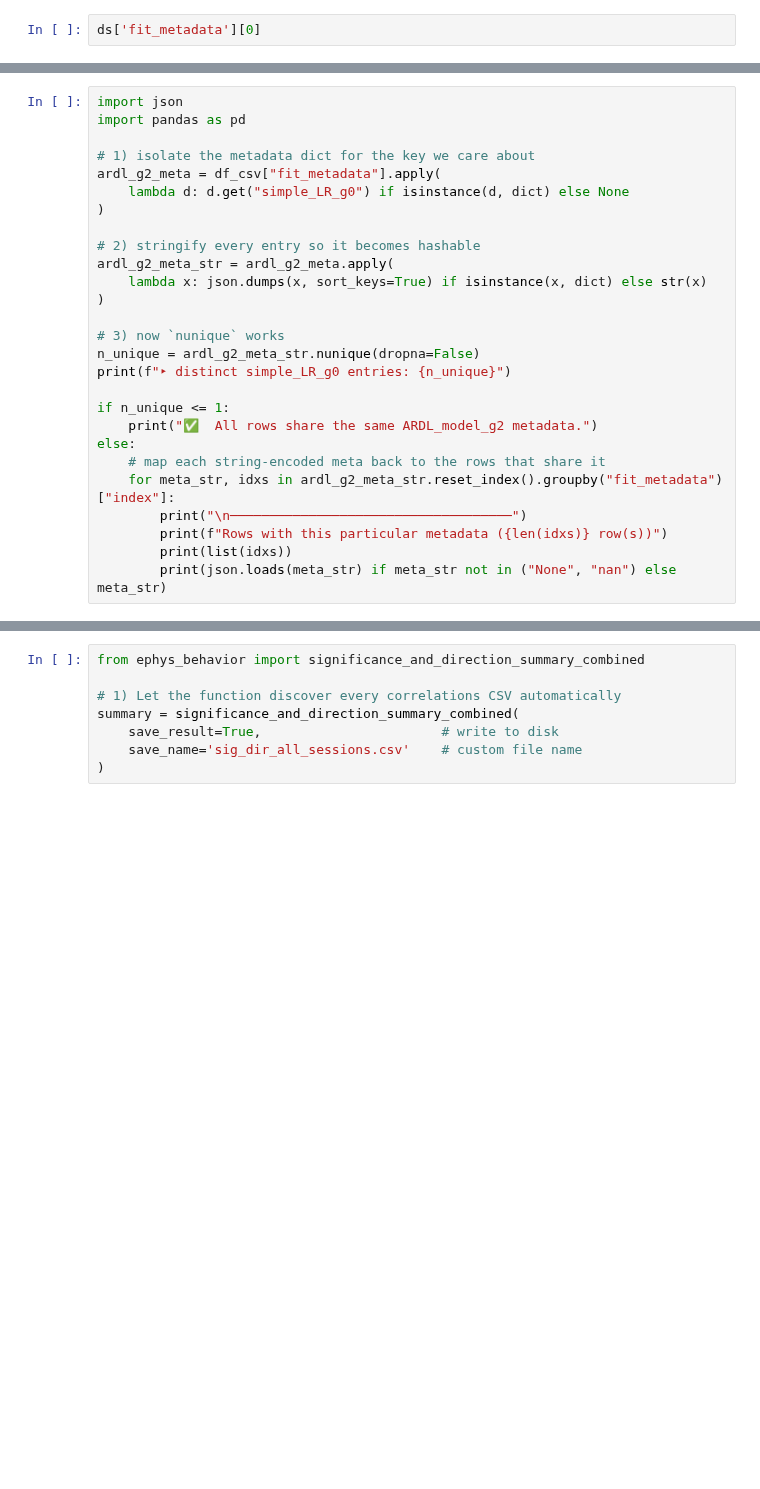
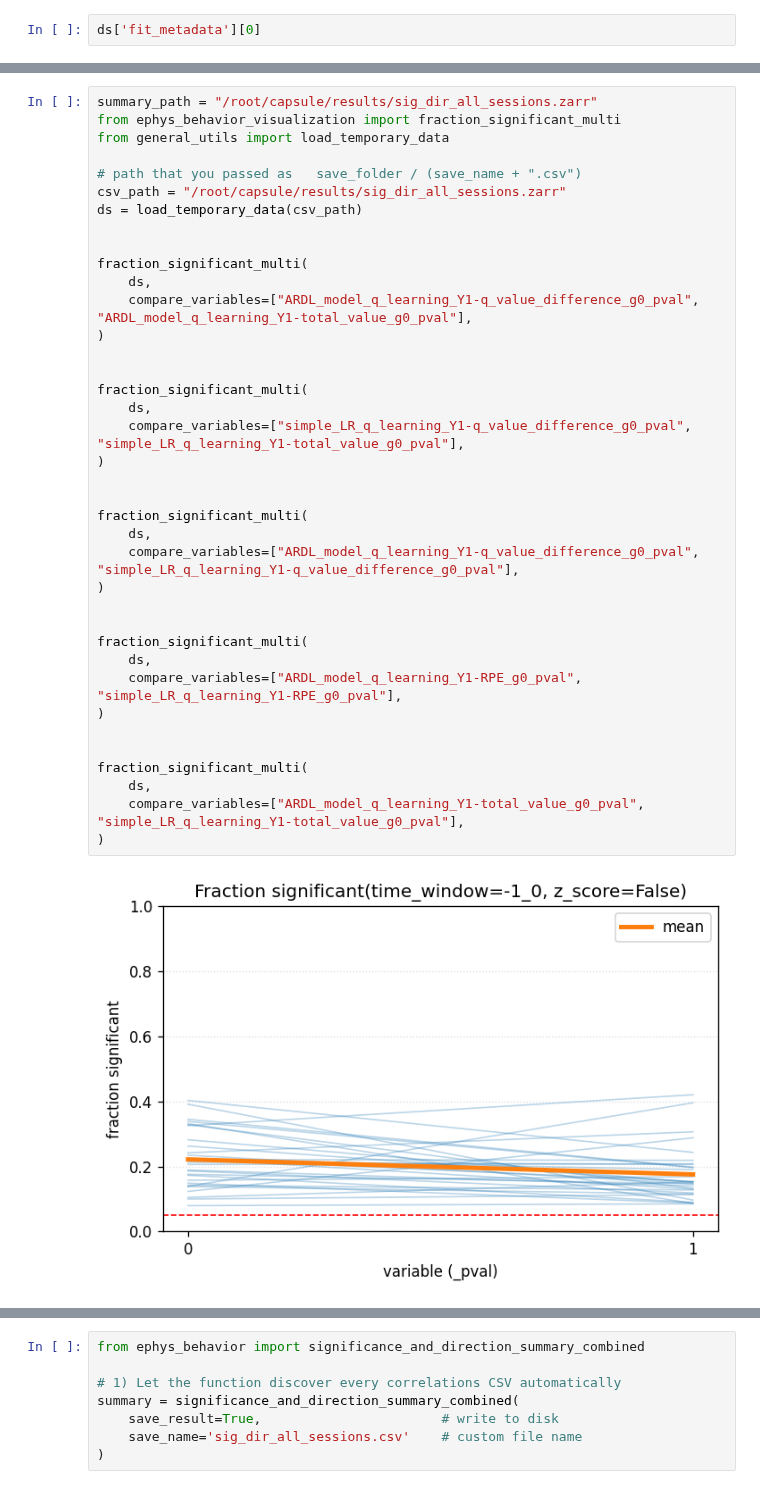
Before and after one commit to AllenNeuralDynamics/aind-dft-ephys-analysis, a Jupyter notebook: src/aind_dft_ephys_analysis/ephys_playground.ipynb, the cells around one changed output, grey strips where cells are left out. Cells and saved outputs as stored; diff of their text form; blank space fills up the shorter version.

```diff
--- a/src/aind_dft_ephys_analysis/ephys_playground.ipynb
+++ b/src/aind_dft_ephys_analysis/ephys_playground.ipynb
@@ -668,27 +487,40 @@ visualize_summary_multi(
-# %%
-import json
-import pandas as pd
-
-# 1) isolate the metadata dict for the key we care about
-ardl_g2_meta = df_csv["fit_metadata"].apply(
-    lambda d: d.get("simple_LR_g0") if isinstance(d, dict) else None
-)
-
-# 2) stringify every entry so it becomes hashable
-ardl_g2_meta_str = ardl_g2_meta.apply(
-    lambda x: json.dumps(x, sort_keys=True) if isinstance(x, dict) else str(x)
-)
-
-# 3) now `nunique` works
-n_unique = ardl_g2_meta_str.nunique(dropna=False)
-print(f"‣ distinct simple_LR_g0 entries: {n_unique}")
-
-if n_unique <= 1:
-    print("✅  All rows share the same ARDL_model_g2 metadata.")
-else:
-    # map each string-encoded meta back to the rows that share it
-    for meta_str, idxs in ardl_g2_meta_str.reset_index().groupby("fit_metadata")["index"]:
-        print("\n────────────────────────────────────")
-        print(f"Rows with this particular metadata ({len(idxs)} row(s))")
-        print(list(idxs))
-        print(json.loads(meta_str) if meta_str not in ("None", "nan") else meta_str)
+# %%
+summary_path = "/root/capsule/results/sig_dir_all_sessions.zarr"
+from ephys_behavior_visualization import fraction_significant_multi
+from general_utils import load_temporary_data
+
+# path that you passed as   save_folder / (save_name + ".csv")
+csv_path = "/root/capsule/results/sig_dir_all_sessions.zarr"
+ds = load_temporary_data(csv_path)
+
+
+fraction_significant_multi(
+    ds,
+    compare_variables=["ARDL_model_q_learning_Y1-q_value_difference_g0_pval", "ARDL_model_q_learning_Y1-total_value_g0_pval"],
+)
+
+
+fraction_significant_multi(
+    ds,
+    compare_variables=["simple_LR_q_learning_Y1-q_value_difference_g0_pval", "simple_LR_q_learning_Y1-total_value_g0_pval"],
+)
+
+
+fraction_significant_multi(
+    ds,
+    compare_variables=["ARDL_model_q_learning_Y1-q_value_difference_g0_pval", "simple_LR_q_learning_Y1-q_value_difference_g0_pval"],
+)
+
+
+fraction_significant_multi(
+    ds,
+    compare_variables=["ARDL_model_q_learning_Y1-RPE_g0_pval", "simple_LR_q_learning_Y1-RPE_g0_pval"],
+)
+
+
+fraction_significant_multi(
+    ds,
+    compare_variables=["ARDL_model_q_learning_Y1-total_value_g0_pval", "simple_LR_q_learning_Y1-total_value_g0_pval"],
+)
+# %% [output]
+[figure, added]
```
Also changed, not shown: parts of 5 cells of this notebook, 1 other file.
